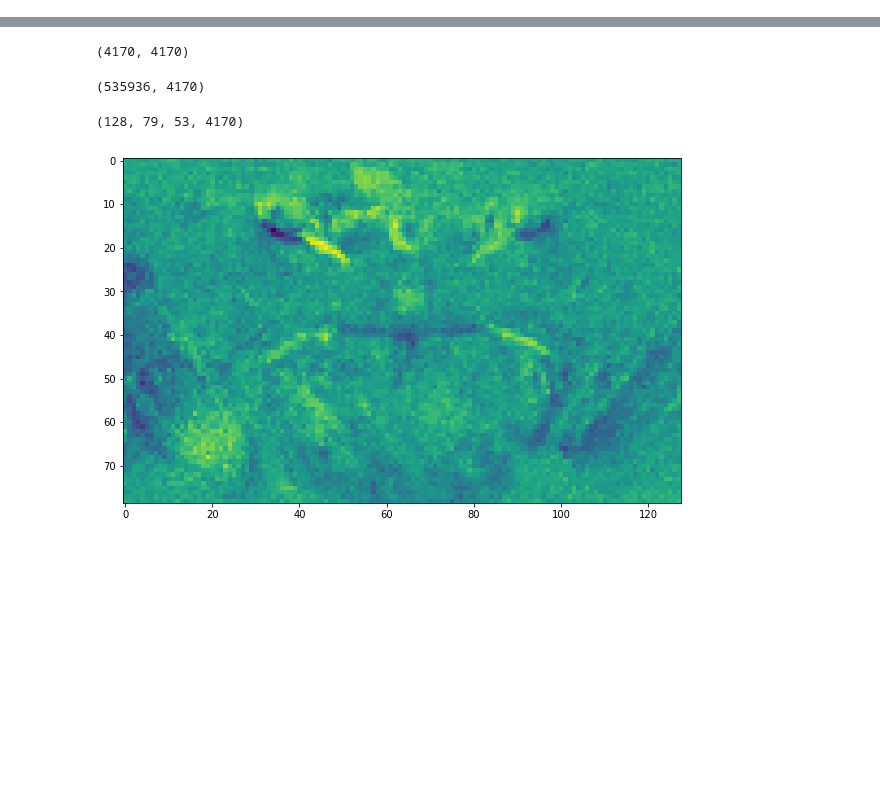
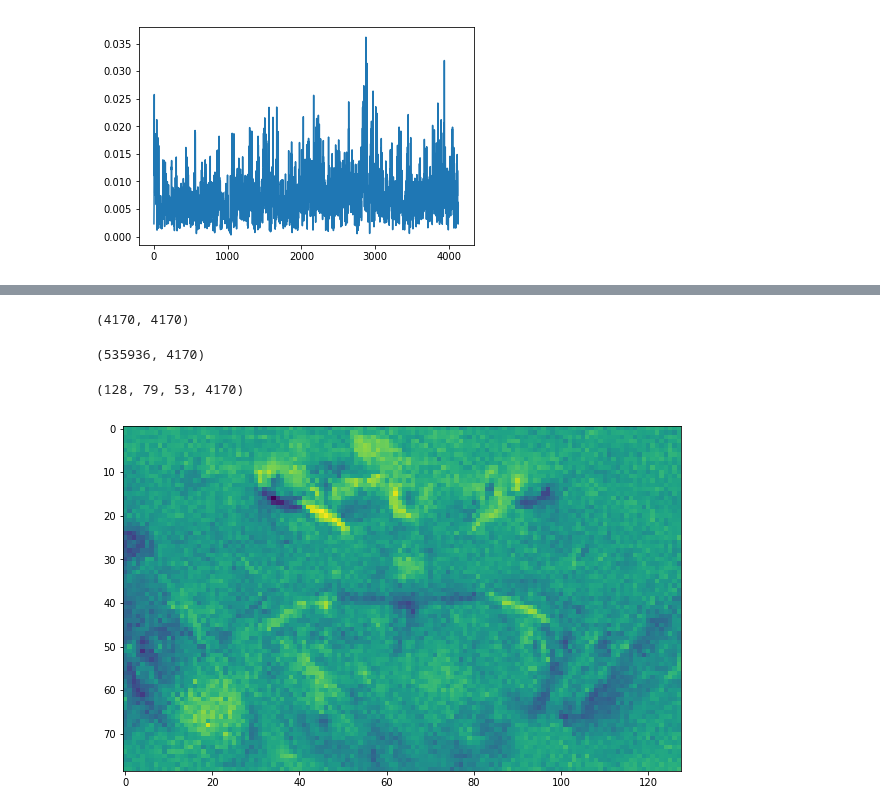
Before and after one commit to bellabrez/bigbadbrain, a Jupyter notebook: jupyter_notebooks/PCA.ipynb, the cells around one changed output, grey strips where cells are left out. Cells and saved outputs as stored; diff of their text form; code cells hidden in the pictures; blank space fills up the shorter version.

```diff
--- a/jupyter_notebooks/PCA.ipynb
+++ b/jupyter_notebooks/PCA.ipynb
@@ -42,0 +122,5 @@ data
+# %%
+plt.plot(speed_vector)
+plt.show()
+# %% [output]
+[figure, added]
```
Also changed, not shown: parts of 17 cells of this notebook, 5 other files.
